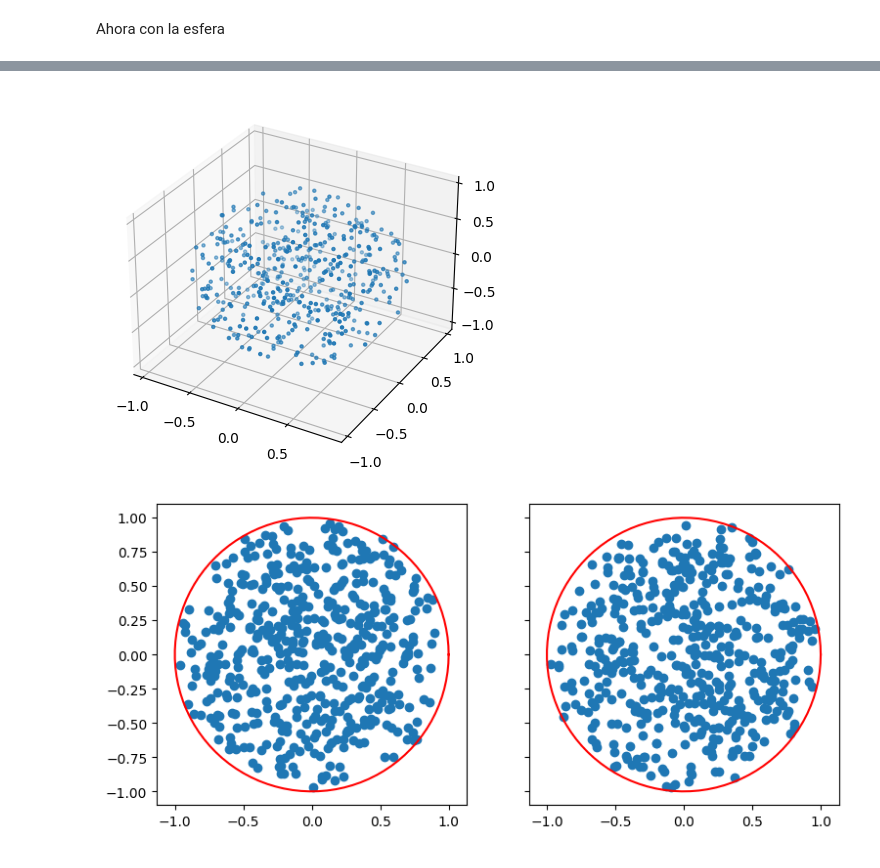
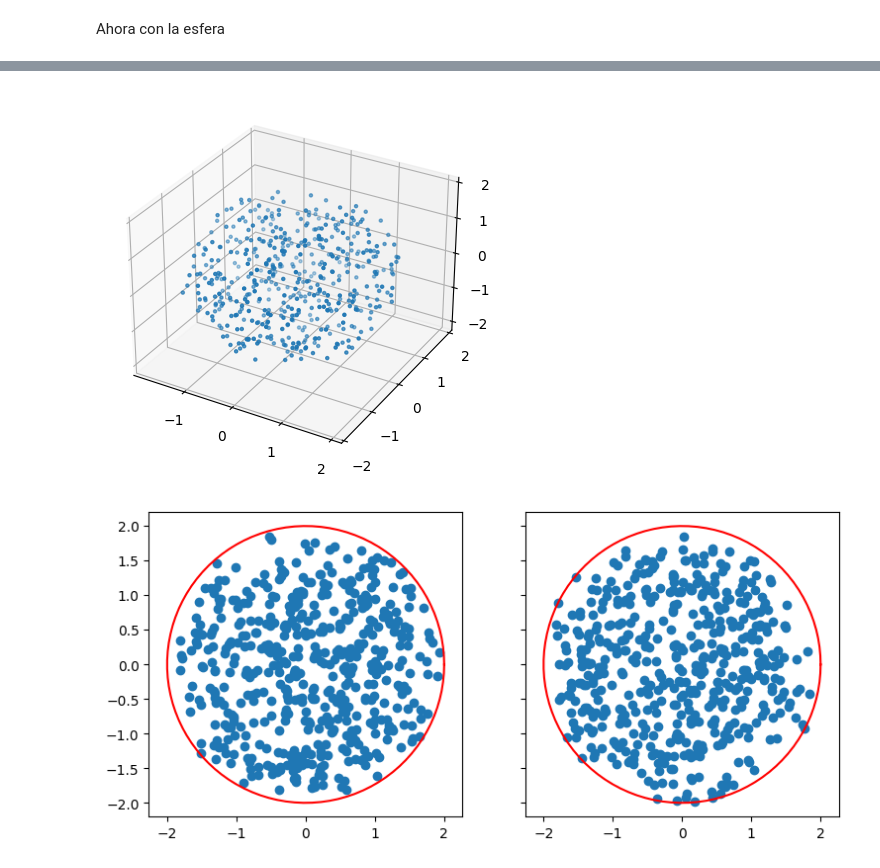
Before and after one commit to juanpabloidarraga/Computational-Astrophysics-Repository, a Jupyter notebook: Computational_Astro/Programs/distribuciones uniformes en diferentes esferas.ipynb, the cells around one changed output, grey strips where cells are left out. Drawn from its saved outputs; the diff is of its cells as text; code cells hidden in the pictures.

```diff
--- a/Computational_Astro/Programs/distribuciones uniformes en diferentes esferas.ipynb
+++ b/Computational_Astro/Programs/distribuciones uniformes en diferentes esferas.ipynb
@@ -47,40 +47,40 @@ rand3 = np.random.rand(N)
 rand4 = np.random.rand(N)
 rand5 = np.random.rand(N)
 
-R=1
+R=2
 phi = 2*180*rand3
 theta = np.arccos(2*rand4-1)
-r = np.cbrt(rand5)
+r = R*np.cbrt(rand5)
 
 x = r*np.sin(theta)*np.cos(phi)
 y = r*np.sin(theta)*np.sin(phi)
 z = r*np.cos(theta)
 
 fig1 = plt.figure()
 ax = fig1.add_subplot(projection='3d')
 ax.scatter(x,y,z, s=5)
 plt.show()
 
 # Print two graphs
 fig, (ax1,ax2) = plt.subplots(1, 2, figsize=(9, 4), sharey=True)
 
 
 ax1.scatter(x,y)
 ax1.set_xlim(-1.5,1.5)
 ax1.set_ylim(-1.5,1.5)
-ax1.plot(np.cos(ang),np.sin(ang), color= "red")
+ax1.plot(R*np.cos(ang),R*np.sin(ang), color= "red")
 ax1.axis('equal')
 
 
 ax2.scatter(y,z)
 ax2.set_xlim(-1.5,1.5)
 ax2.set_ylim(-1.5,1.5)
-ax2.plot(np.cos(ang),np.sin(ang), color= "red")
+ax2.plot(R*np.cos(ang),R*np.sin(ang), color= "red")
 ax2.axis('equal')
 plt.show()
 # %% [output]
-[figure, old version]
+[figure, new version]
-[figure, old version]
+[figure, new version]
 # %%
 #Rejection method
 N = 10000
```
Also changed, not shown: parts of 3 cells of this notebook, 1 other file.
